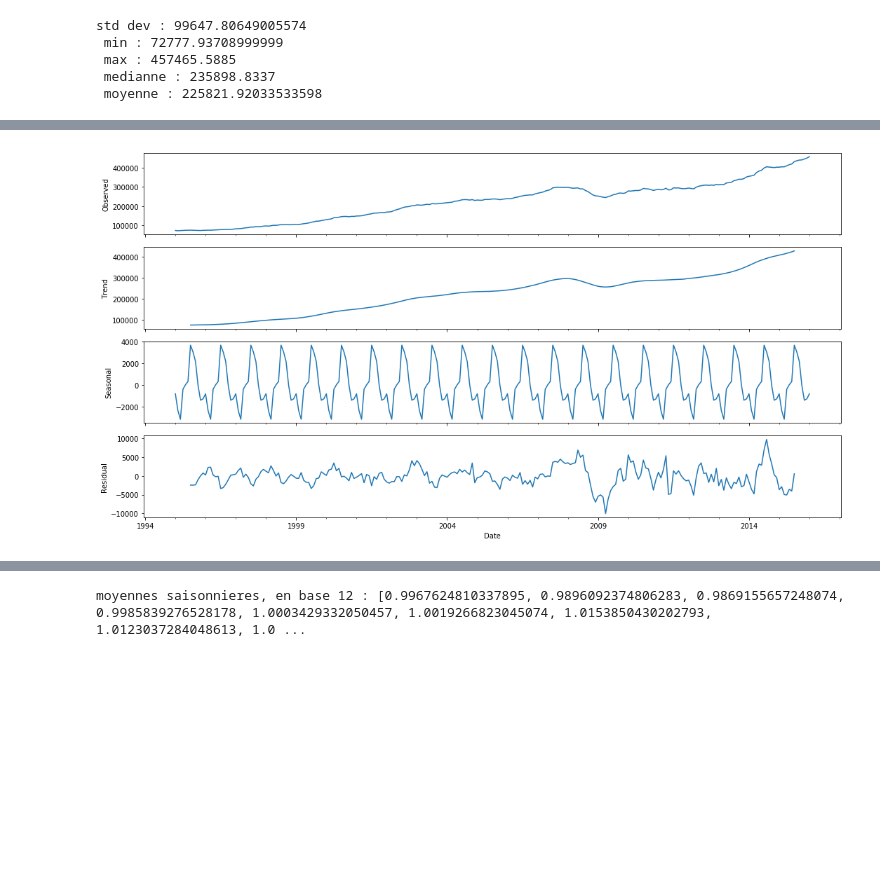
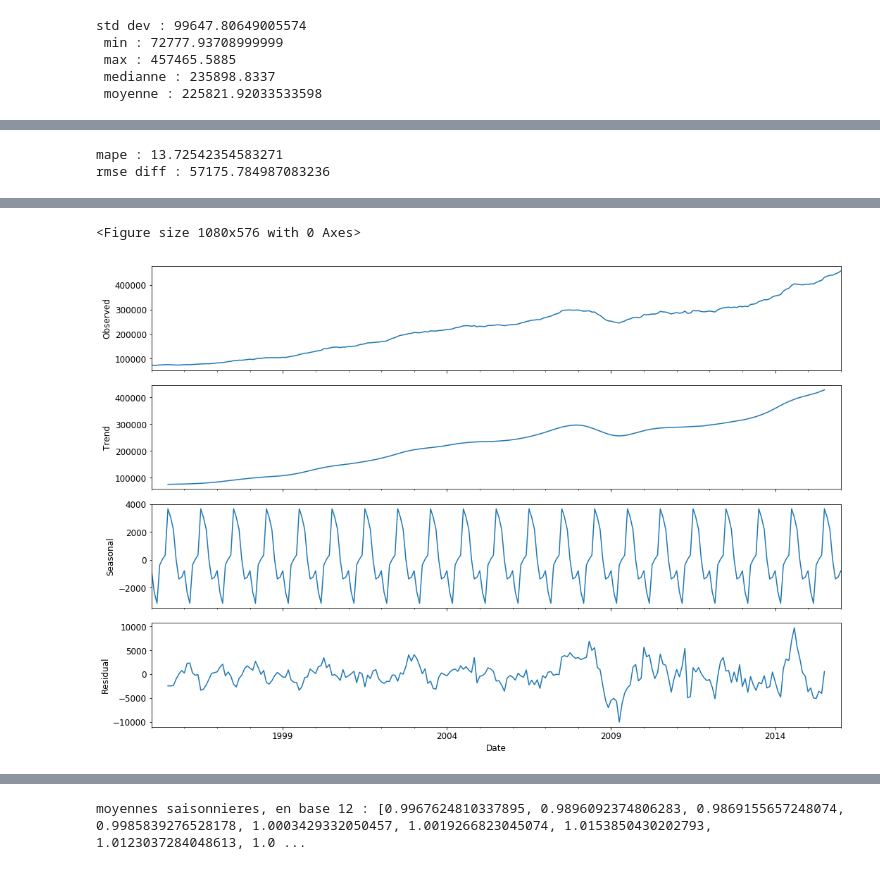
Before and after one commit to anonz322/London, a Jupyter notebook: nb-UK.ipynb, the cells around one changed output, grey strips where cells are left out. Saved outputs shown, nothing was run; the diff lists cells and outputs as text; code cells hidden in the pictures; blank space fills up the shorter version.

```diff
--- a/nb-UK.ipynb
+++ b/nb-UK.ipynb
@@ -99,5 +100,6 @@ analyse_df.plot(grid=True)
 # %%
-rcParams['figure.figsize'] = [15.0, 10.0]
+plt.figure(figsize=(15,10))
+
 reserve_df.plot(grid=True)
 # %% [output]
 <matplotlib.axes._subplots.AxesSubplot at 0x...>
@@ -155,8 +338,15 @@ No handles with labels found to put in legend.
+# %%
+print("mape : {}".format(mean_absolute_percentage_error(predict, prev_df['Average_Price'])))
+rmse = ((predict - prev_df['Average_Price']) ** 2).mean() ** .5
+print("rmse diff : {}".format(rmse))
+# %% [output]
+mape : 13.72542354583271
+rmse diff : 57175.784987083236
 # %%
 #décomposition - modèle additif
-import statsmodels.api as sm
+
 decompo = sm.tsa.seasonal_decompose(analyse_df['Average_Price'], model = 'additive')
-rcParams['figure.figsize'] = [15.0, 8.0]
+plt.figure(figsize=(15,8))
 decompo.plot()
 #decompo.resid.plot(kind='kde')
 print(decompo.resid.describe())
@@ -172,5 +362,6 @@ max       9707.068886
 Name: Average_Price, dtype: float64
+<Figure size 1080x576 with 0 Axes>
-[figure, old version]
+[figure, new version]
 # %%
 #decomposition - modele multiplicatif
 decompo = sm.tsa.seasonal_decompose(analyse_df['Average_Price'], model = 'multiplicative')
```
Also changed, not shown: parts of 31 cells of this notebook.
